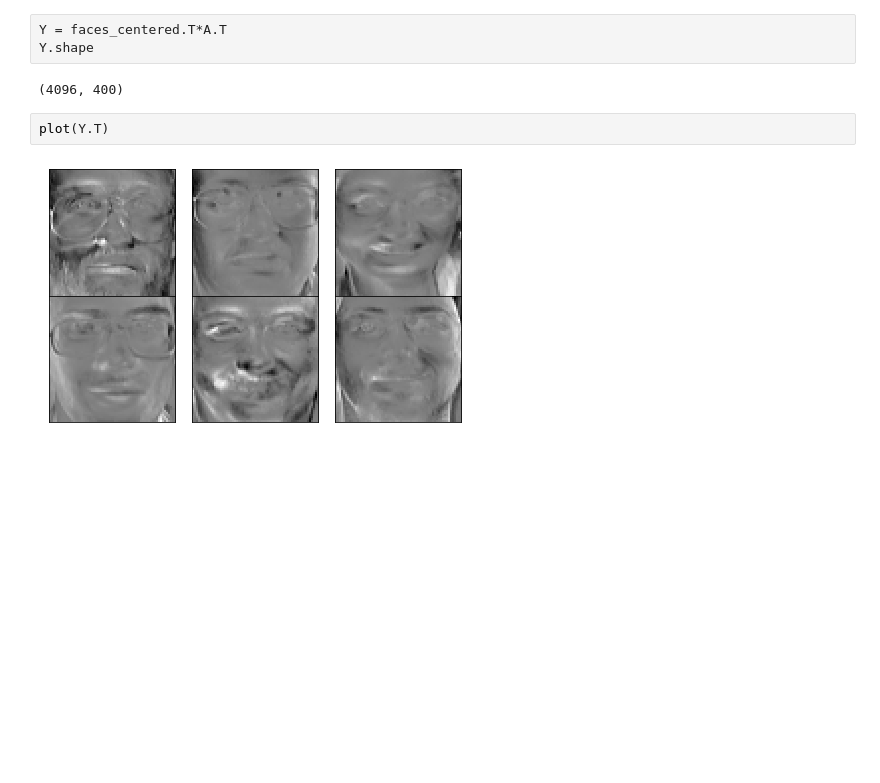
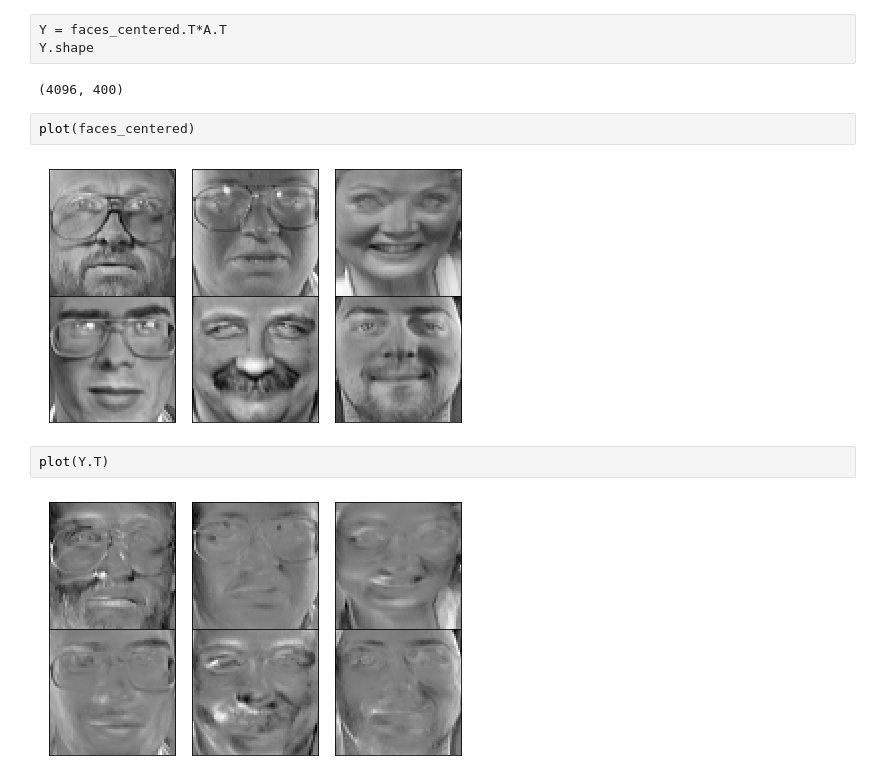
Before and after one commit to alezitus/AlePDPD, a Jupyter notebook: PCA-Olivetti.ipynb, the cells around one changed output. Cells and saved outputs as stored; diff of their text form; blank space fills up the shorter version.

```diff
--- a/PCA-Olivetti.ipynb
+++ b/PCA-Olivetti.ipynb
@@ -68,6 +106,10 @@ Y = faces_centered.T*A.T
 Y.shape
 # %% [output]
 (4096, 400)
+# %%
+plot(faces_centered)
+# %% [output]
+[figure, added]
 # %%
 plot(Y.T)
 # %% [output]
```
Also changed, not shown: parts of 15 cells of this notebook, 14 other files.
